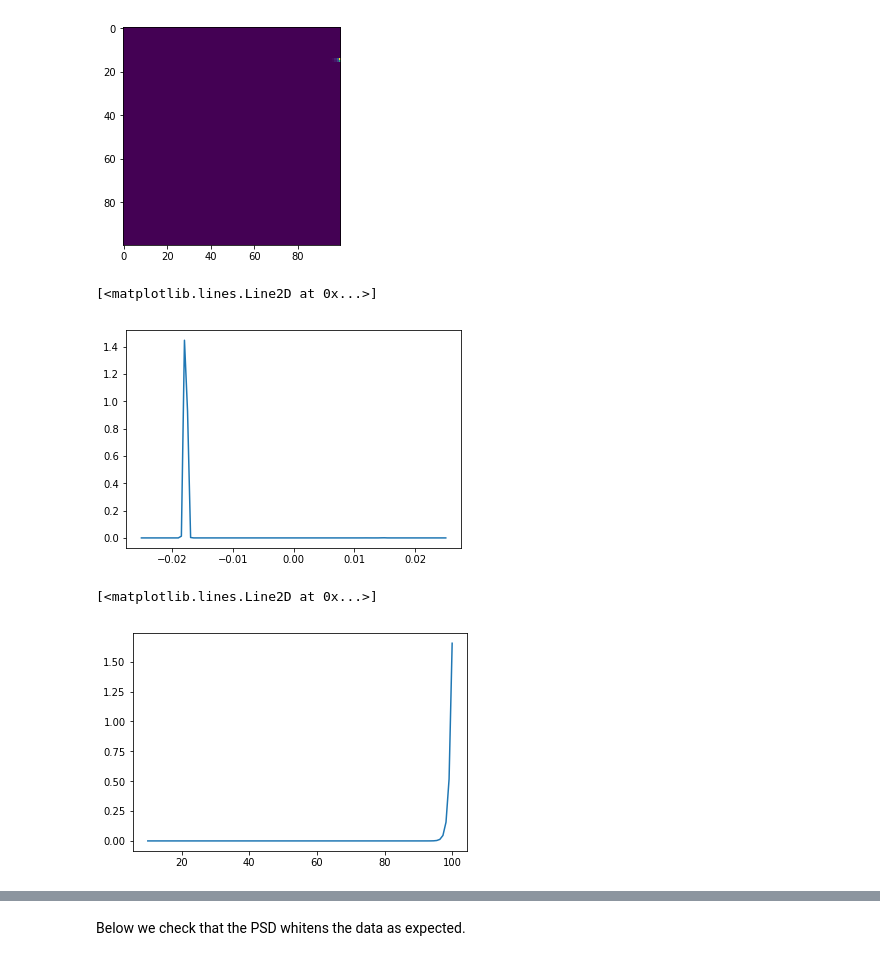
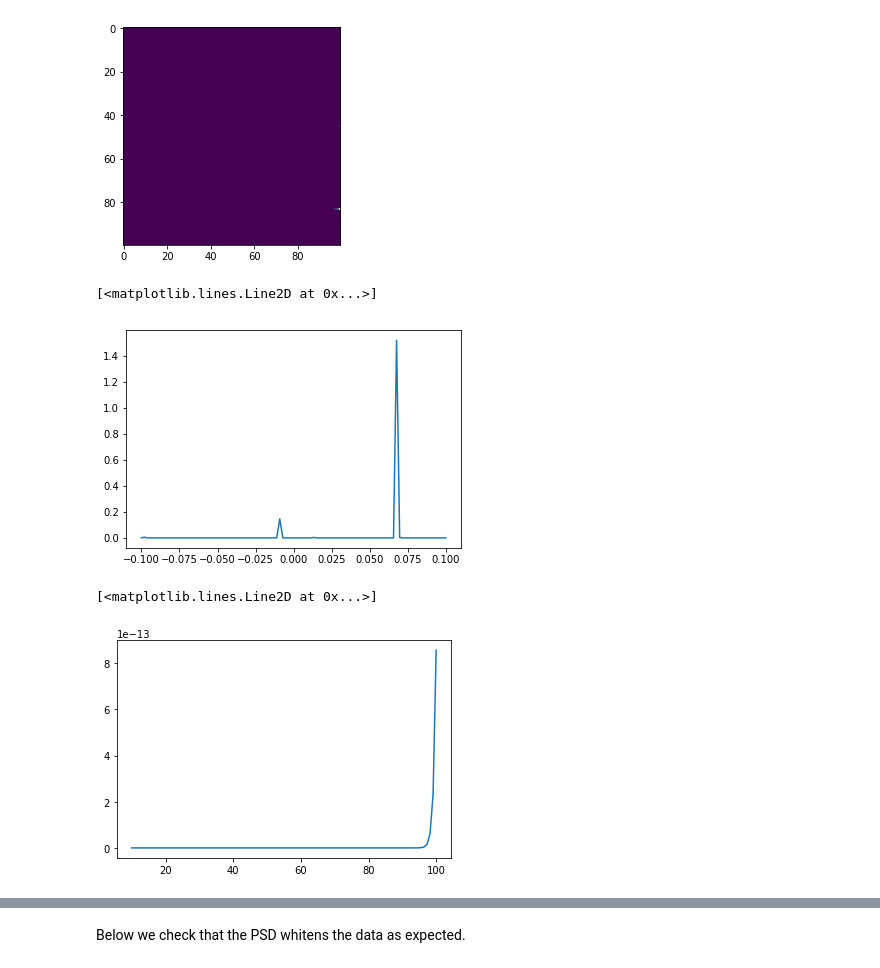
Before and after one commit to mattpitkin/gw_notebooks, a Jupyter notebook: EstimateDistance.ipynb, the cells around one changed output, grey strips where cells are left out. Drawn from its saved outputs; the diff is of its cells as text; code cells hidden in the pictures.

```diff
--- a/EstimateDistance.ipynb
+++ b/EstimateDistance.ipynb
@@ -132,10 +164,10 @@ pidx = int(tpeak*srate) # index of peak of signal
 # %% [output]
 Sample rate is 4096.0 Hz
 # %%
-# get 64 seconds of data up to (an arbitrary) 4 seconds after the peak
+# get 64 seconds of data up to (an arbitrary) 2 seconds after the peak
 #dur = 64 # number of seconds of data to get
-dur = 128
-pads = 4
+dur = 106. + (2./3.)
+pads = 2
 
 sigdata = strain[pidx-int((dur-pads)*srate):pidx+int(pads*srate)]
 # %%
@@ -251,7 +289,7 @@ for phi in phis:
 # %%
 # calculate signals model at a range of times for a fixed distance
 
-timeshifts = np.linspace(timec-0.025, timec+0.025, 100)
+timeshifts = np.linspace(timec-0.1, timec+0.1, 100)
 sigmodels = []
 
 for i, t in enumerate(timeshifts):
@@ -312,12 +350,16 @@ dists = np.linspace(10., 100., 100)
 # calculate log likelihood over phi and distance
 #logL = np.zeros((len(phis), len(dists)))
 logL = np.zeros((len(timeshifts), len(dists)))
+#logL2 = np.zeros((len(timeshifts), len(dists)))
 for i in range(len(timeshifts)):
     for j, dist in enumerate(dists):
         tmodel = sigmodels[i] * distance / dist
 
         L = loglikelihood(fdatac, tmodel, psdc, deltaF)
-        logL[i, j] = L + 2*np.log(dist) # include prior
+        logL[i, j] = L# + 2*np.log(dist) # include prior
+
+        #L = loglikelihood2(fdatac, tmodel, psdc, deltaT, nfft)
+        #logL2[i, j] = L
 # %%
 # show posterior
 pl.imshow(np.exp(logL-np.max(logL.flatten())))
@@ -331,11 +373,11 @@ postphi = np.array([np.sum(p) for p in post])
 pl.plot(timeshifts-timec, postphi)
 # %% [output]
 [<matplotlib.lines.Line2D at 0x...>]
-[figure, old version]
+[figure, new version]
 # %%
 # plot distance posterior
 postdist = np.array([np.sum(p) for p in post.T])
-pl.plot(dists, postdist)
+pl.plot(dists, post[15,:]) #postdist)
 # %% [output]
 [<matplotlib.lines.Line2D at 0x...>]
-[figure, old version]
+[figure, new version]
```
Also changed, not shown: parts of 12 cells of this notebook.
